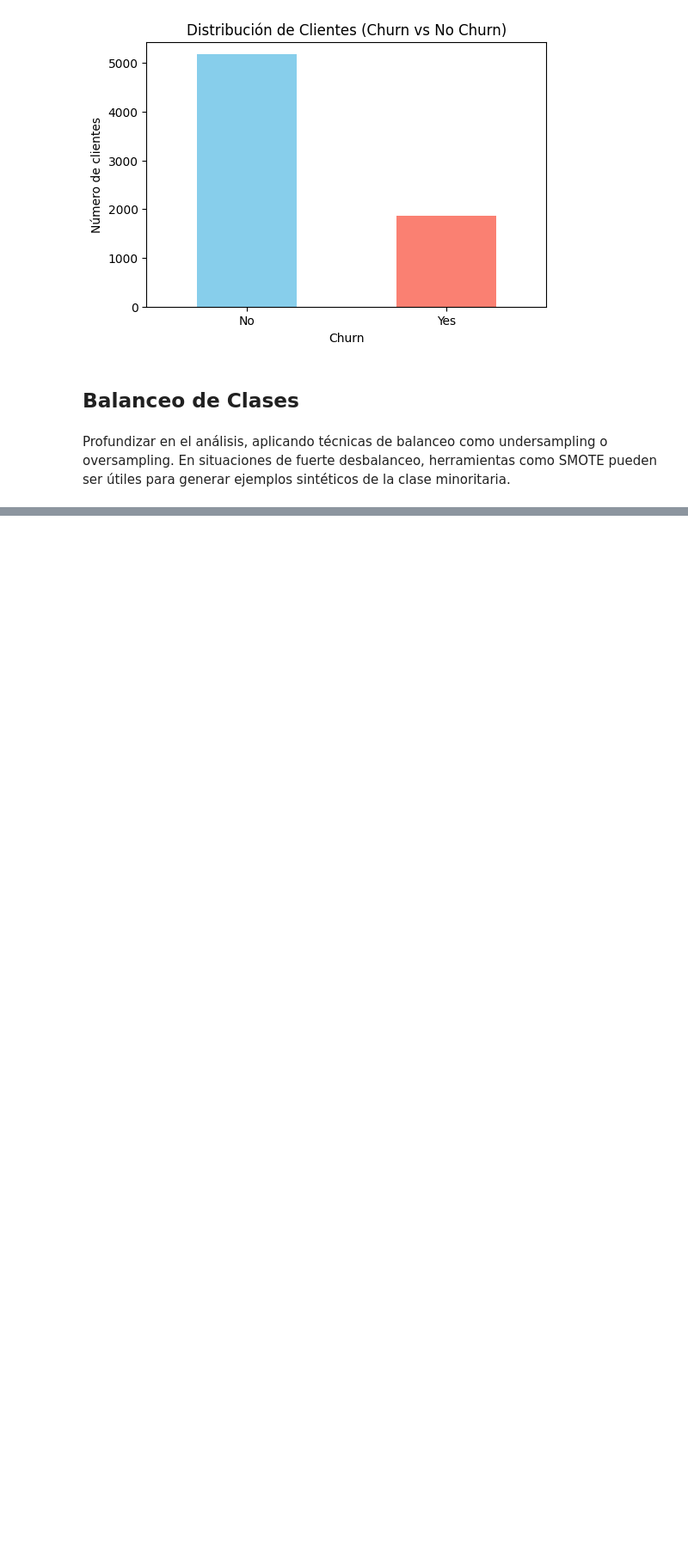
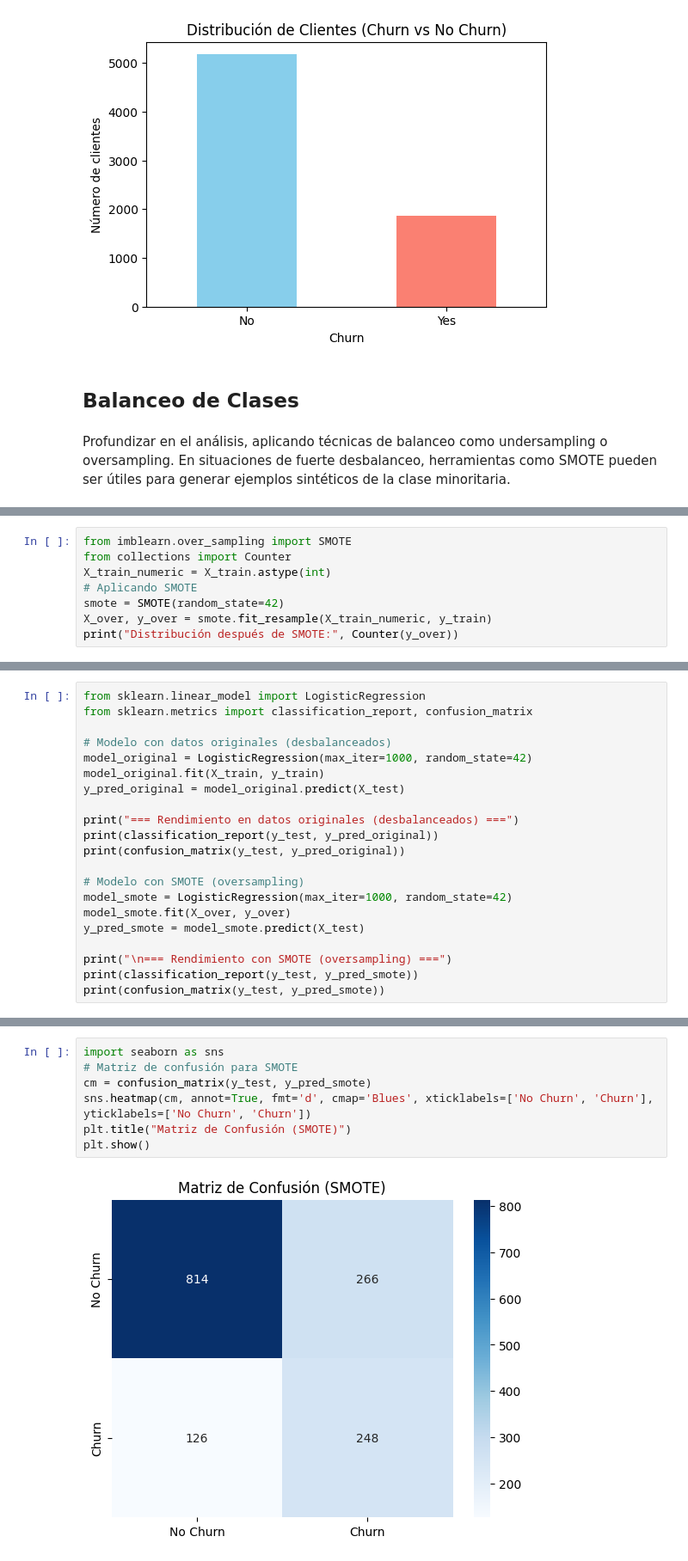
Before and after one commit to AndresCMontejo/TelecomX_proyecto_parte2, a Jupyter notebook: Proyecto_TelecomX_Parte2.ipynb, the cells around one changed output, grey strips where cells are left out. Shown at 86% size. Saved outputs shown, nothing was run; the diff lists cells and outputs as text; blank space fills up the shorter version.

```diff
--- a/Proyecto_TelecomX_Parte2.ipynb
+++ b/Proyecto_TelecomX_Parte2.ipynb
@@ -156,0 +205,8 @@ TypeError: numpy boolean subtract, the `-` operator, is not supported, use the b
+# %%
+from imblearn.over_sampling import SMOTE
+from collections import Counter
+X_train_numeric = X_train.astype(int)
+# Aplicando SMOTE
+smote = SMOTE(random_state=42)
+X_over, y_over = smote.fit_resample(X_train_numeric, y_train)
+print("Distribución después de SMOTE:", Counter(y_over))
@@ -156,0 +232,21 @@ TypeError: numpy boolean subtract, the `-` operator, is not supported, use the b
+# %%
+from sklearn.linear_model import LogisticRegression
+from sklearn.metrics import classification_report, confusion_matrix
+
+# Modelo con datos originales (desbalanceados)
+model_original = LogisticRegression(max_iter=1000, random_state=42)
+model_original.fit(X_train, y_train)
+y_pred_original = model_original.predict(X_test)
+
+print("=== Rendimiento en datos originales (desbalanceados) ===")
+print(classification_report(y_test, y_pred_original))
+print(confusion_matrix(y_test, y_pred_original))
+
+# Modelo con SMOTE (oversampling)
+model_smote = LogisticRegression(max_iter=1000, random_state=42)
+model_smote.fit(X_over, y_over)
+y_pred_smote = model_smote.predict(X_test)
+
+print("\n=== Rendimiento con SMOTE (oversampling) ===")
+print(classification_report(y_test, y_pred_smote))
+print(confusion_matrix(y_test, y_pred_smote))
@@ -156,0 +273,9 @@ TypeError: numpy boolean subtract, the `-` operator, is not supported, use the b
+# %%
+import seaborn as sns
+# Matriz de confusión para SMOTE
+cm = confusion_matrix(y_test, y_pred_smote)
+sns.heatmap(cm, annot=True, fmt='d', cmap='Blues', xticklabels=['No Churn', 'Churn'], yticklabels=['No Churn', 'Churn'])
+plt.title("Matriz de Confusión (SMOTE)")
+plt.show()
+# %% [output]
+[figure, added]
```
Also changed, not shown: parts of 19 cells of this notebook.
